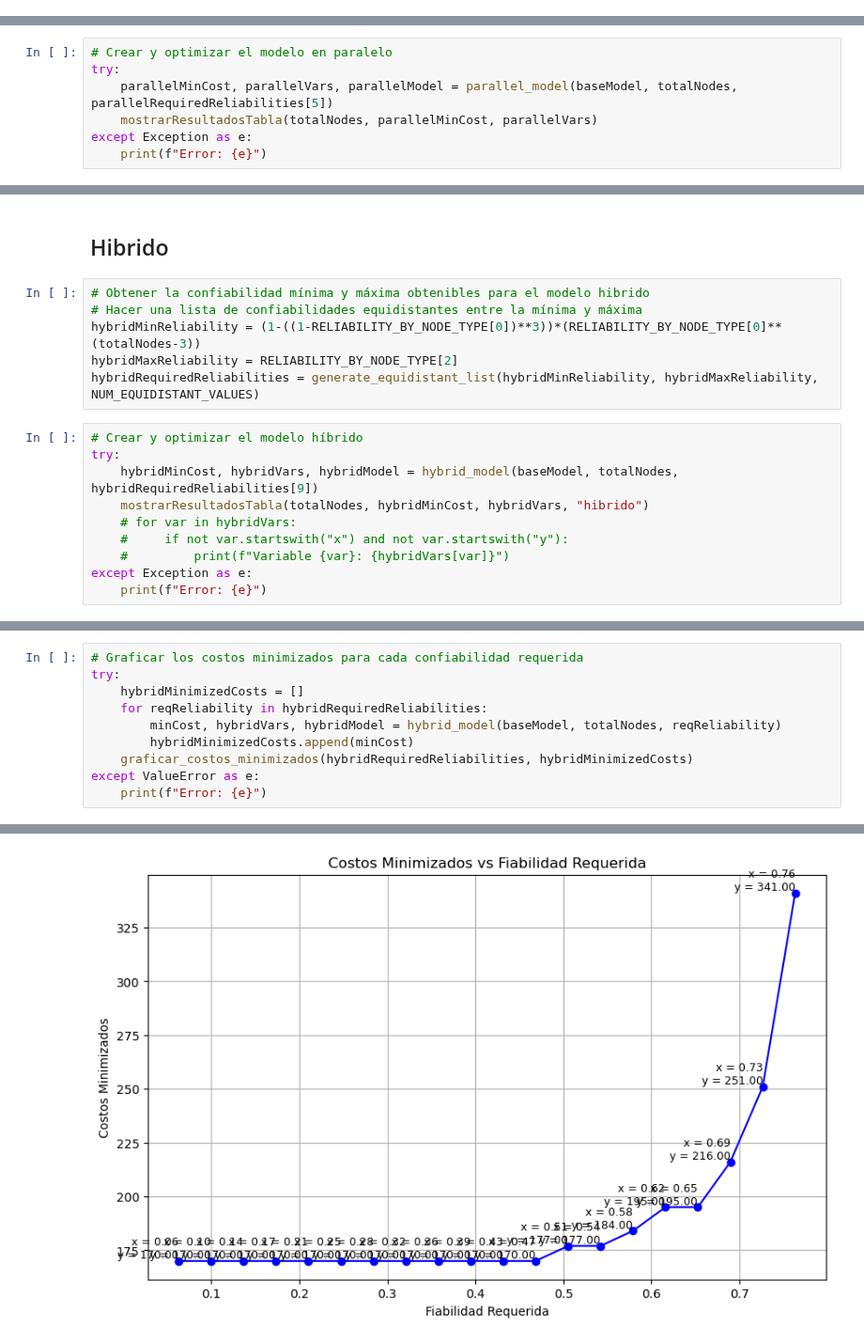
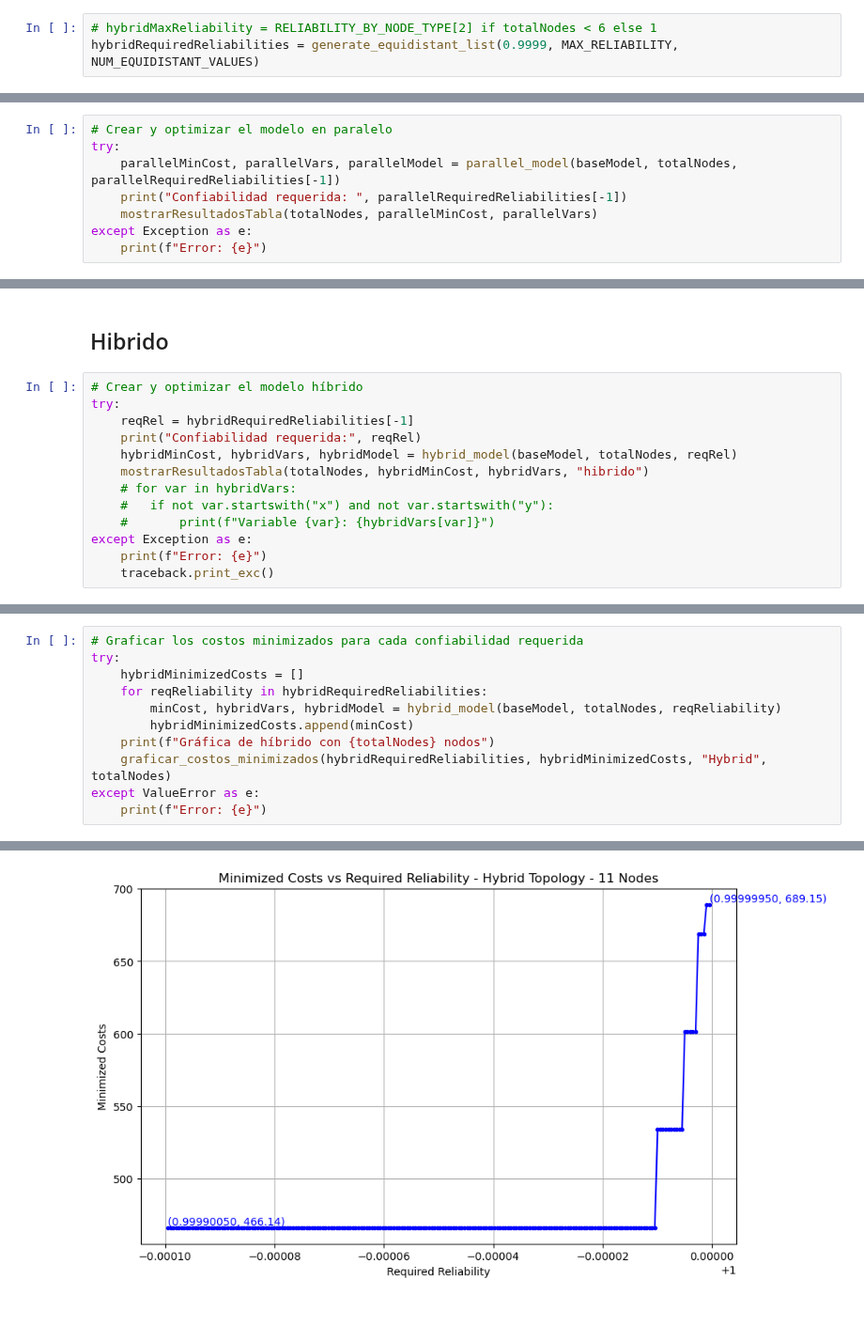
Before and after one commit to danielpuliche/optimization_model, a Jupyter notebook: main.ipynb, the cells around one changed output, grey strips where cells are left out. Shown at 94% size. Cells and saved outputs as stored; diff of their text form; blank space fills up the shorter version.

```diff
--- a/main.ipynb
+++ b/main.ipynb
@@ -25,0 +33,3 @@ seriesRequiredReliabilities = generate_equidistant_list(seriesMinReliability, se
+# %%
+# hybridMaxReliability = RELIABILITY_BY_NODE_TYPE[2] if totalNodes < 6 else 1
+hybridRequiredReliabilities = generate_equidistant_list(0.9999, MAX_RELIABILITY, NUM_EQUIDISTANT_VALUES)
@@ -137,8 +153,9 @@ parallelRequiredReliabilities = generate_equidistant_list(parallelMinReliability
 # %%
 # Crear y optimizar el modelo en paralelo
 try:
-    parallelMinCost, parallelVars, parallelModel = parallel_model(baseModel, totalNodes, parallelRequiredReliabilities[5])
-    mostrarResultadosTabla(totalNodes, parallelMinCost, parallelVars)
+	parallelMinCost, parallelVars, parallelModel = parallel_model(baseModel, totalNodes, parallelRequiredReliabilities[-1])
+	print("Confiabilidad requerida: ", parallelRequiredReliabilities[-1])
+	mostrarResultadosTabla(totalNodes, parallelMinCost, parallelVars)
 except Exception as e:
-    print(f"Error: {e}")
+	print(f"Error: {e}")
 # %% [output]
@@ -174,19 +256,16 @@ except ValueError as e:
 # %% [markdown]
 ## Hibrido
-# %%
-# Obtener la confiabilidad mínima y máxima obtenibles para el modelo hibrido
-# Hacer una lista de confiabilidades equidistantes entre la mínima y máxima
-hybridMinReliability = (1-((1-RELIABILITY_BY_NODE_TYPE[0])**3))*(RELIABILITY_BY_NODE_TYPE[0]**(totalNodes-3))
-hybridMaxReliability = RELIABILITY_BY_NODE_TYPE[2]
-hybridRequiredReliabilities = generate_equidistant_list(hybridMinReliability, hybridMaxReliability, NUM_EQUIDISTANT_VALUES)
 # %%
 # Crear y optimizar el modelo híbrido
 try:
-    hybridMinCost, hybridVars, hybridModel = hybrid_model(baseModel, totalNodes, hybridRequiredReliabilities[9])
-    mostrarResultadosTabla(totalNodes, hybridMinCost, hybridVars, "hibrido")
-    # for var in hybridVars:
-    #     if not var.startswith("x") and not var.startswith("y"):
-    #         print(f"Variable {var}: {hybridVars[var]}")
+	reqRel = hybridRequiredReliabilities[-1]
+	print("Confiabilidad requerida:", reqRel)
+	hybridMinCost, hybridVars, hybridModel = hybrid_model(baseModel, totalNodes, reqRel)
+	mostrarResultadosTabla(totalNodes, hybridMinCost, hybridVars, "hibrido")
+	# for var in hybridVars:
+	# 	if not var.startswith("x") and not var.startswith("y"):
+	# 		print(f"Variable {var}: {hybridVars[var]}")
 except Exception as e:
-    print(f"Error: {e}")
+	print(f"Error: {e}")
+	traceback.print_exc()
 # %% [output]
@@ -210,11 +289,12 @@ Nodos activos (x):
 # %%
 # Graficar los costos minimizados para cada confiabilidad requerida
 try:
-    hybridMinimizedCosts = []
-    for reqReliability in hybridRequiredReliabilities:
-        minCost, hybridVars, hybridModel = hybrid_model(baseModel, totalNodes, reqReliability)
-        hybridMinimizedCosts.append(minCost)
-    graficar_costos_minimizados(hybridRequiredReliabilities, hybridMinimizedCosts)
+	hybridMinimizedCosts = []
+	for reqReliability in hybridRequiredReliabilities:
+		minCost, hybridVars, hybridModel = hybrid_model(baseModel, totalNodes, reqReliability)
+		hybridMinimizedCosts.append(minCost)
+	print(f"Gráfica de híbrido con {totalNodes} nodos")
+	graficar_costos_minimizados(hybridRequiredReliabilities, hybridMinimizedCosts, "Hybrid", totalNodes)
 except ValueError as e:
-    print(f"Error: {e}")
+	print(f"Error: {e}")
 # %% [output]
@@ -221 +302 @@ except ValueError as e:
-[figure, old version]
+[figure, new version]
```
Also changed, not shown: parts of 25 cells of this notebook, 27 other files.
